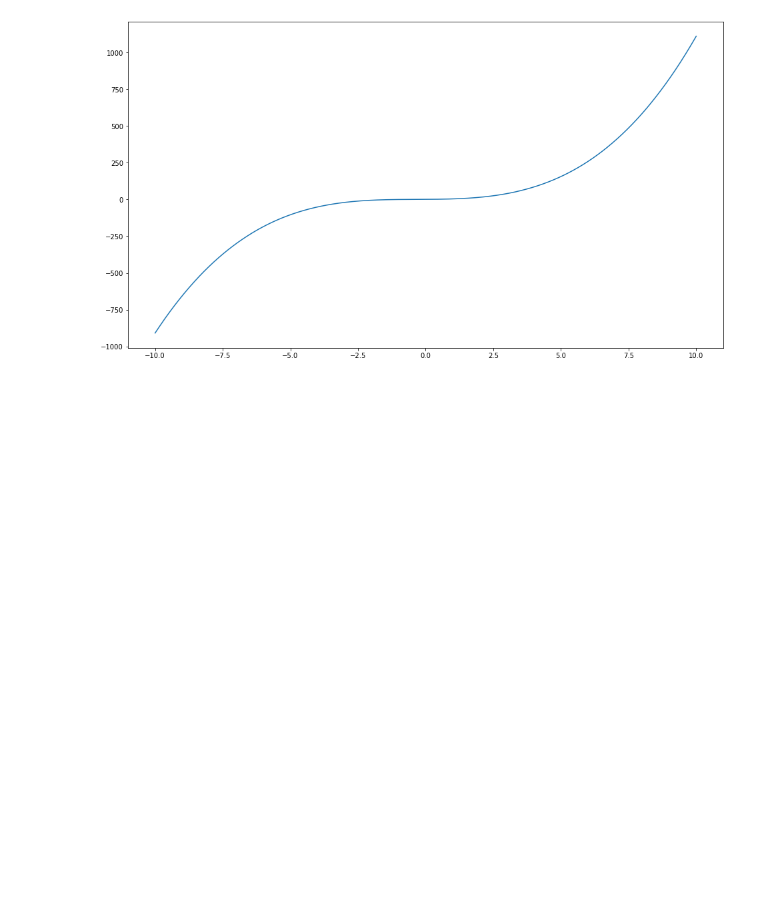
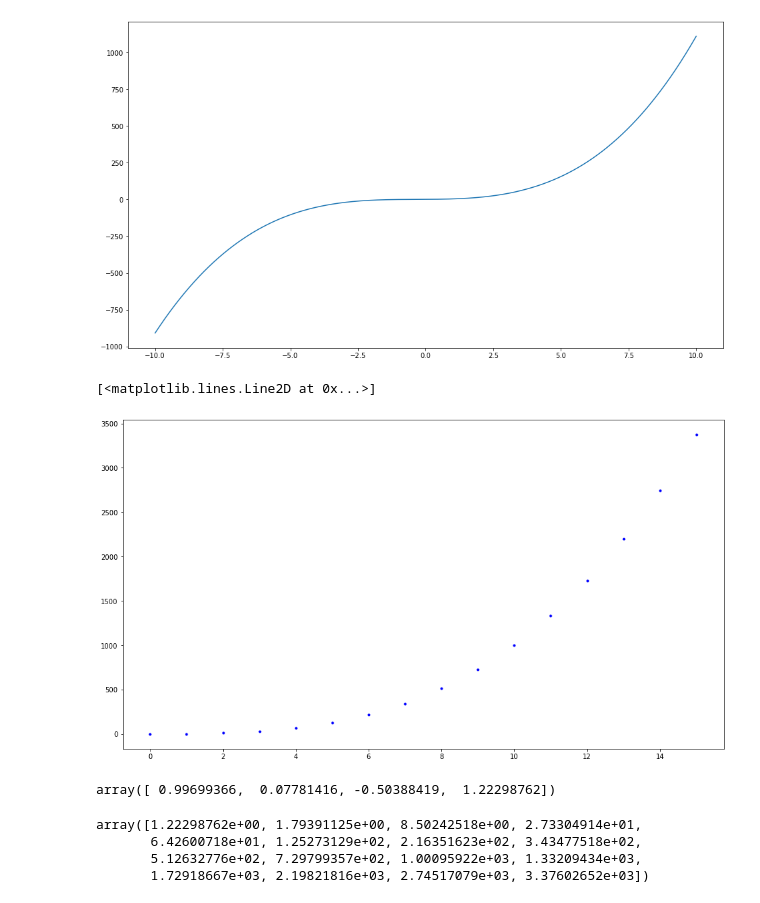
Before and after one commit to donneger/machinelearning_statistics, a Jupyter notebook: ml_practicals/ml_stats_practicals_parameters.ipynb, the cells around one changed output. Drawn from its saved outputs; the diff is of its cells as text; code cells hidden in the pictures; blank space fills up the shorter version.

```diff
--- a/ml_practicals/ml_stats_practicals_parameters.ipynb
+++ b/ml_practicals/ml_stats_practicals_parameters.ipynb
@@ -66,3 +66,24 @@ ax.plot(xtemp,y3)
 # Data Set 1
 x1 = [0.0, 1.0, 2.0, 3.0, 4.0, 5.0, 6.0, 7.0, 8.0, 9.0, 10.0, 11.0, 12.0, 13.0, 14.0, 15.0]
 y1 = [1.3, 1.2, 9.4, 27.3, 63.1, 126.5, 217.3, 341.5, 512.8, 729.3, 1001.8, 1332.7, 1728.9, 2198.8, 2743.7, 3376.7]
+# %%
+fig,ax = plt.subplots(figsize=(16,9))
+
+ax.plot(x1,y1,'b.')
+# %% [output]
+[<matplotlib.lines.Line2D at 0x...>]
+[figure, added]
+# %%
+degree = 3
+params1 = np.polyfit(x1,y1,degree)
+params1
+# %% [output]
+array([ 0.99699366,  0.07781416, -0.50388419,  1.22298762])
+# %%
+y_fit = np.polyval(params1, x1)
+y_fit
+# %% [output]
+array([1.22298762e+00, 1.79391125e+00, 8.50242518e+00, 2.73304914e+01,
+       6.42600718e+01, 1.25273129e+02, 2.16351623e+02, 3.43477518e+02,
+       5.12632776e+02, 7.29799357e+02, 1.00095922e+03, 1.33209434e+03,
+       1.72918667e+03, 2.19821816e+03, 2.74517079e+03, 3.37602652e+03])
```
Also changed, not shown: parts of 10 cells of this notebook.
